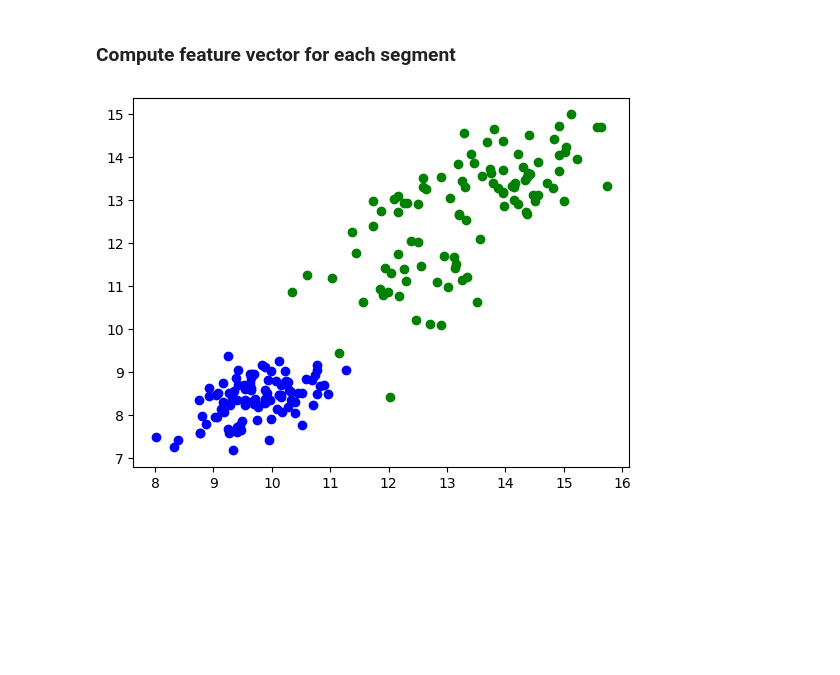
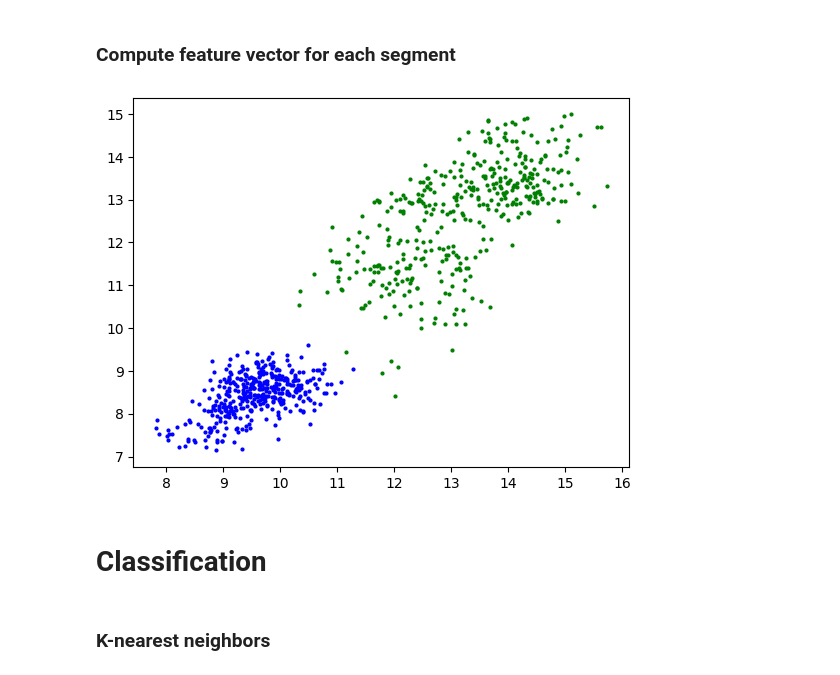
Before and after one commit to byung806/EEG-Classification, a Jupyter notebook: plot_eeg.ipynb, the cells around one changed output. Drawn from its saved outputs; the diff is of its cells as text; code cells hidden in the pictures; blank space fills up the shorter version.

Commit message:
Graph all time segments

```diff
--- a/plot_eeg.ipynb
+++ b/plot_eeg.ipynb
@@ -92,17 +92,22 @@ print(raws_all_sets)
 # %%
 total_seconds = time_points/freq
 interval_length = 5  # in seconds
+# interval_length = total_seconds / 10  # 10 time segments
 
-segments_all_sets = {}
+num_segments = int(total_seconds / interval_length)
+
+segments_all_sets: dict[str, np.ndarray] = {}
 for set in sets_to_use:
     # create a list of numpy arrays, each containing the data of a single interval
-    segments = []
+    tsegments = np.zeros((int(num_segments), channels, int(interval_length * freq)))  # shape (# segments, interval_length * freq)
     t = 0
-    while t < time_points/freq:
-        segments.append(data_all_sets[set][:, int(t*freq):int((t+interval_length)*freq)])
+    i = 0
+    while t < total_seconds and t + interval_length <= total_seconds:
+        tsegments[i] = data_all_sets[set][:, int(t*freq):int((t+interval_length)*freq)]
         t += interval_length
+        i += 1
 
-    segments_all_sets[set] = segments
+    segments_all_sets[set] = tsegments
 # %% [markdown]
 # Feature Extraction
 # %% [markdown]
@@ -194,33 +208,26 @@ def graph_feature_vectors(channel_feature_vectors_all_sets: dict[str, np.ndarray
 # %% [markdown]
 ### Compute feature vector for each segment
 # %%
-channel_feature_vectors_all_sets = {}
+feature_vectors_all_sets: dict[str, np.ndarray] = {}   # set → ndarray shape (# tsegments, 100, 25)
 
 for set in segments_all_sets:
-    segments = segments_all_sets[set]
+    tsegments = segments_all_sets[set]   # shape (# tsegments, 100, 868)
 
-    for i, segment_data in enumerate(segments):
-        # interval_data shape = (100, 868)
-        if i > 0: break   # TODO debug: to test only 1 interval
+    segment_feature_vectors = []
+    for segment_data in tsegments:  # shape (100, 868)
+        # Perform discrete wavelet transform on data
+        dwt_outputs = discrete_wavelet_transform(data=segment_data)   # shape (100, <868)
 
-        # Perform discrete wavelet transform on data
-        dwt_outputs = discrete_wavelet_transform(data=segment_data)
+        # 5 features are extracted (LBP, SD, var, kur, SE) from each DWT-extracted freq band
+        outputs = np.hstack([compute_features(dwt_output) for dwt_output in dwt_outputs])  # (100, 25)
+        segment_feature_vectors.append(outputs)  # shape (100, 25)
 
-        # 5 features are extracted (LBP, SD, var, kur, SE) from each dwt output, so 5 rows, len(dwt_outputs) cols
-        outputs = []
-        for i, dwt_output in enumerate(dwt_outputs):
-            # dwt_output shape - any of (100, 60), (100, 114), (100, 222), (100, 437)
-            # TODO: should the feature vectors be calculated separately for each channel? this would result in 100 * 25 features for each time segment. assuming yes
+    feature_vectors_all_sets[set] = np.array(segment_feature_vectors)
 
-            # Compute features for each DWT output: [LBP, Std, Var, Kur, SE]
-            features = compute_features(dwt_output)   # shape (# channels, 5 features)
-            outputs.append(features)
-
-        channel_feature_vectors_all_sets[set] = np.hstack(outputs)  # shape (100, 25)
-        # [LBP, Std, Var, Kur, SE] for each DWT-extracted freq band, for each channel
-
-        # graph_feature_vectors(feature_vectors, band_x='A4', band_y='D4', feature='SE')  # seems off
-
-graph_feature_vectors(channel_feature_vectors_all_sets, band_x='A4', band_y='D4', feature='LBP')   # A4 = delta = 0.1-4 Hz, D4 = theta = 4-8 Hz
+graph_feature_vectors(feature_vectors_all_sets, band_x='A4', band_y='D4', feature='LBP')   # A4 = delta = 0.1-4 Hz, D4 = theta = 4-8 Hz
 # %% [output]
-[figure, old version]
+[figure, new version]
+# %% [markdown]
+# Classification
+# %% [markdown]
+### K-nearest neighbors
```
Also changed, not shown: parts of 3 cells of this notebook.
